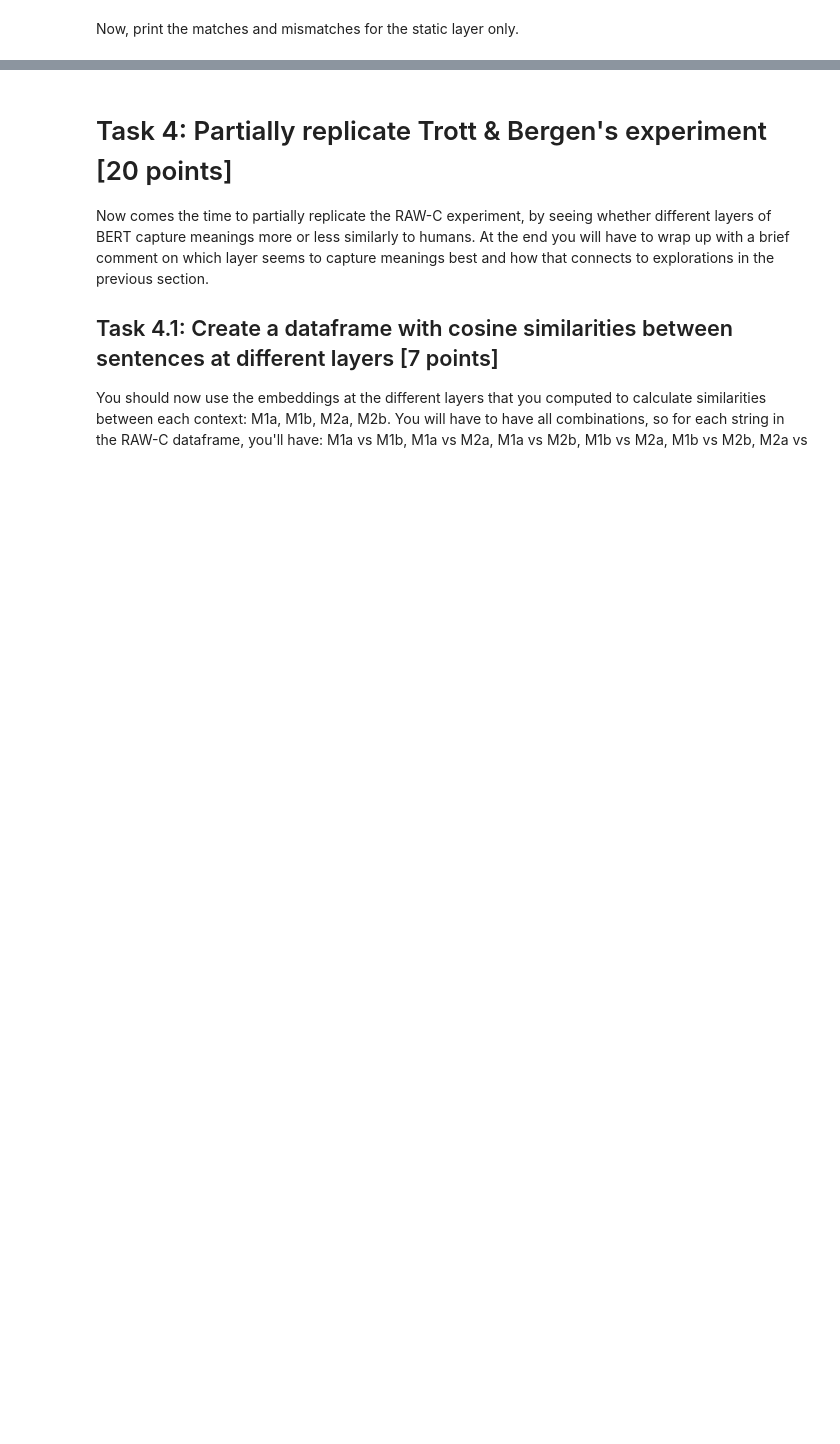
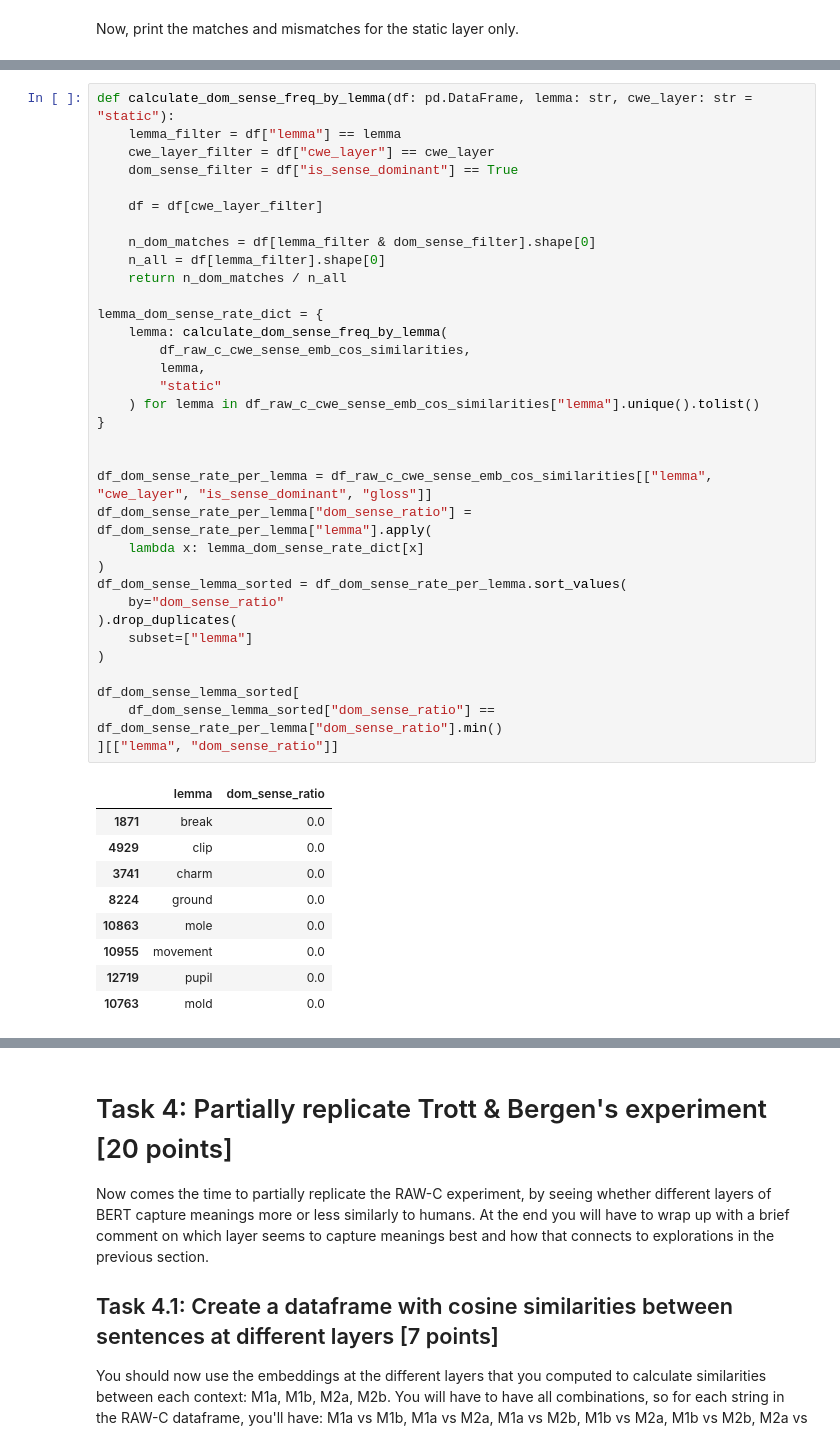
Before and after one commit to kazgar/comp_ling_assignment, a Jupyter notebook: compling26_assignment.ipynb, the cells around one changed output, grey strips where cells are left out. Saved outputs shown, nothing was run; the diff lists cells and outputs as text; blank space fills up the shorter version.

```diff
--- a/compling26_assignment.ipynb
+++ b/compling26_assignment.ipynb
@@ -701,0 +748,44 @@ Now, print the matches and mismatches for the static layer only.
+# %%
+def calculate_dom_sense_freq_by_lemma(df: pd.DataFrame, lemma: str, cwe_layer: str = "static"):
+    lemma_filter = df["lemma"] == lemma
+    cwe_layer_filter = df["cwe_layer"] == cwe_layer
+    dom_sense_filter = df["is_sense_dominant"] == True
+
+    df = df[cwe_layer_filter]
+
+    n_dom_matches = df[lemma_filter & dom_sense_filter].shape[0]
+    n_all = df[lemma_filter].shape[0]
+    return n_dom_matches / n_all
+
+lemma_dom_sense_rate_dict = {
+    lemma: calculate_dom_sense_freq_by_lemma(
+        df_raw_c_cwe_sense_emb_cos_similarities,
+        lemma,
+        "static"
+    ) for lemma in df_raw_c_cwe_sense_emb_cos_similarities["lemma"].unique().tolist()
+}
+
+
+df_dom_sense_rate_per_lemma = df_raw_c_cwe_sense_emb_cos_similarities[["lemma", "cwe_layer", "is_sense_dominant", "gloss"]]
+df_dom_sense_rate_per_lemma["dom_sense_ratio"] = df_dom_sense_rate_per_lemma["lemma"].apply(
+    lambda x: lemma_dom_sense_rate_dict[x]
+)
+df_dom_sense_lemma_sorted = df_dom_sense_rate_per_lemma.sort_values(
+    by="dom_sense_ratio"
+).drop_duplicates(
+    subset=["lemma"]
+)
+
+df_dom_sense_lemma_sorted[
+    df_dom_sense_lemma_sorted["dom_sense_ratio"] == df_dom_sense_rate_per_lemma["dom_sense_ratio"].min()
+][["lemma", "dom_sense_ratio"]]
+# %% [output]
+|  | lemma | dom_sense_ratio |
+| 1871 | break | 0.0 |
+| 4929 | clip | 0.0 |
+| 3741 | charm | 0.0 |
+| 8224 | ground | 0.0 |
+| 10863 | mole | 0.0 |
+| 10955 | movement | 0.0 |
+| 12719 | pupil | 0.0 |
+| 10763 | mold | 0.0 |
```
Also changed, not shown: parts of 9 cells of this notebook.
